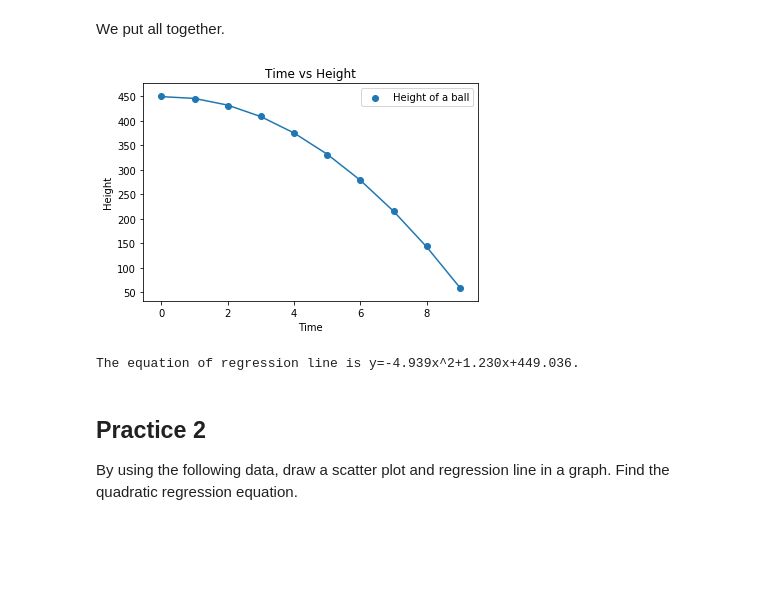
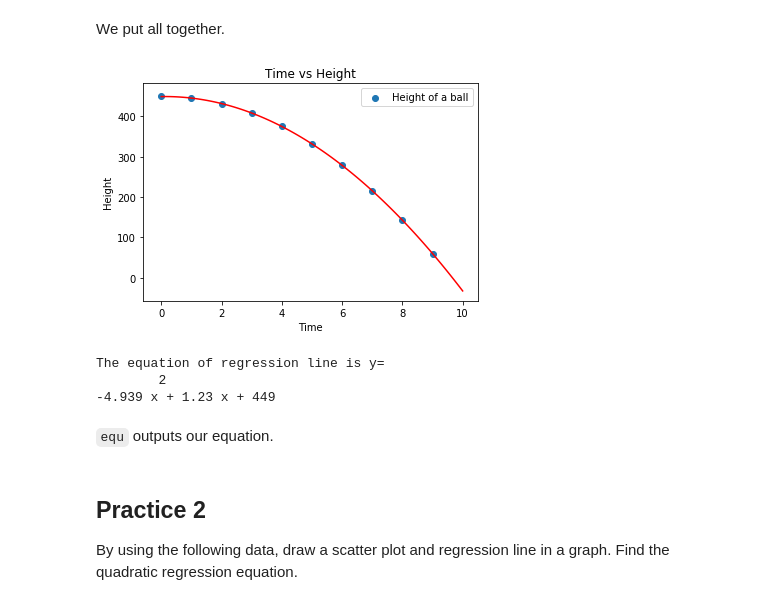
Before and after one commit to shinokada/python-for-ib-diploma-mathematics, a Jupyter notebook: Modelling_functions.ipynb, the cells around one changed output. Cells and saved outputs as stored; diff of their text form; code cells hidden in the pictures; blank space fills up the shorter version.

```diff
--- a/Modelling_functions.ipynb
+++ b/Modelling_functions.ipynb
@@ -286,32 +296,34 @@ We put all together.
 # %%
 import numpy as np
 import matplotlib.pyplot as plt
 %matplotlib inline
-from matplotlib.ticker import MaxNLocator
-
-ax = plt.figure().gca()
-ax.xaxis.set_major_locator(MaxNLocator(integer=True))
 
 time = np.arange(10)
 height = np.array([450,445,430,409,375,331,280,215,144,59])
 
 coef = np.polyfit(time, height, 2)
 equ = np.poly1d(coef)
-y = equ(time)
-plt.plot(time, y)
+
+x_plot = np.linspace(0,10,100)
+y_plot = equ(x_plot)
+plt.plot(x_plot, y_plot, color='r')
 
 plt.scatter(time,height,label='Height of a ball')
 plt.title("Time vs Height")
 plt.xlabel('Time')
 plt.ylabel('Height')
 plt.legend()
 plt.show()
 
-a, b, c = coef
-print(f'The equation of regression line is y={a:.3f}x^2+{b:.3f}x+{c:.3f}.')
+print(f'The equation of regression line is y=')
+print(equ)
 # %% [output]
-[figure, old version]
+[figure, new version]
-The equation of regression line is y=-4.939x^2+1.230x+449.036.
+The equation of regression line is y=
+        2
+-4.939 x + 1.23 x + 449
+# %% [markdown]
+`equ` outputs our equation.
 # %% [markdown]
 ## Practice 2
 
```
Also changed, not shown: parts of 12 cells of this notebook.
